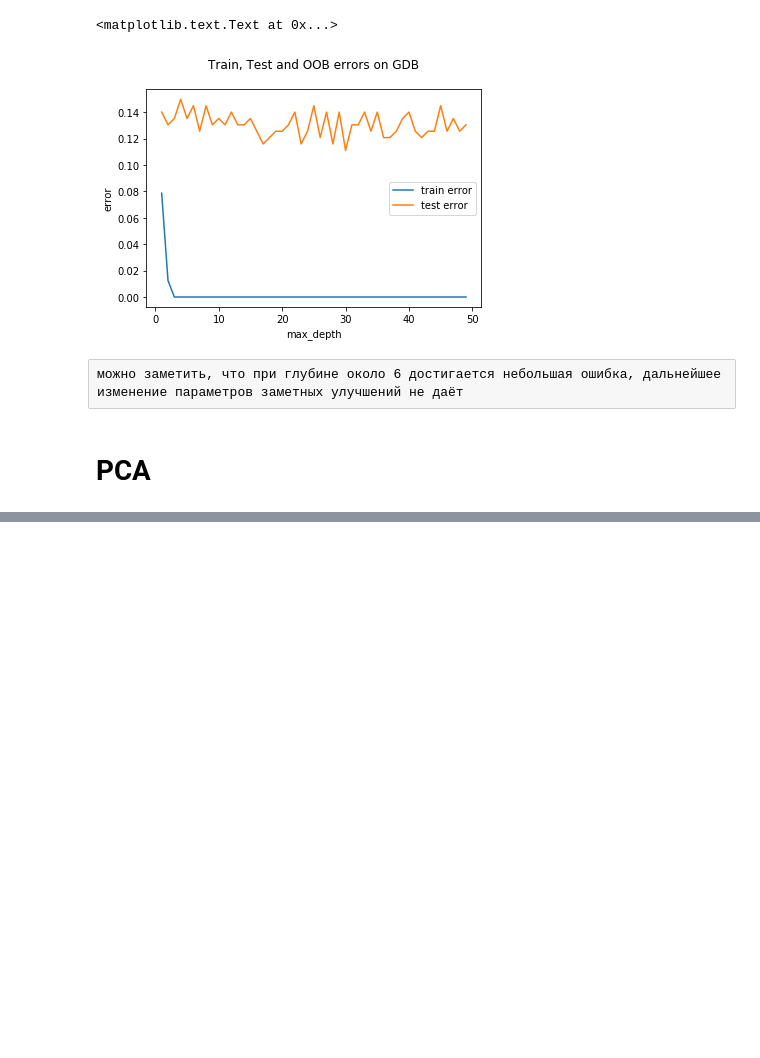
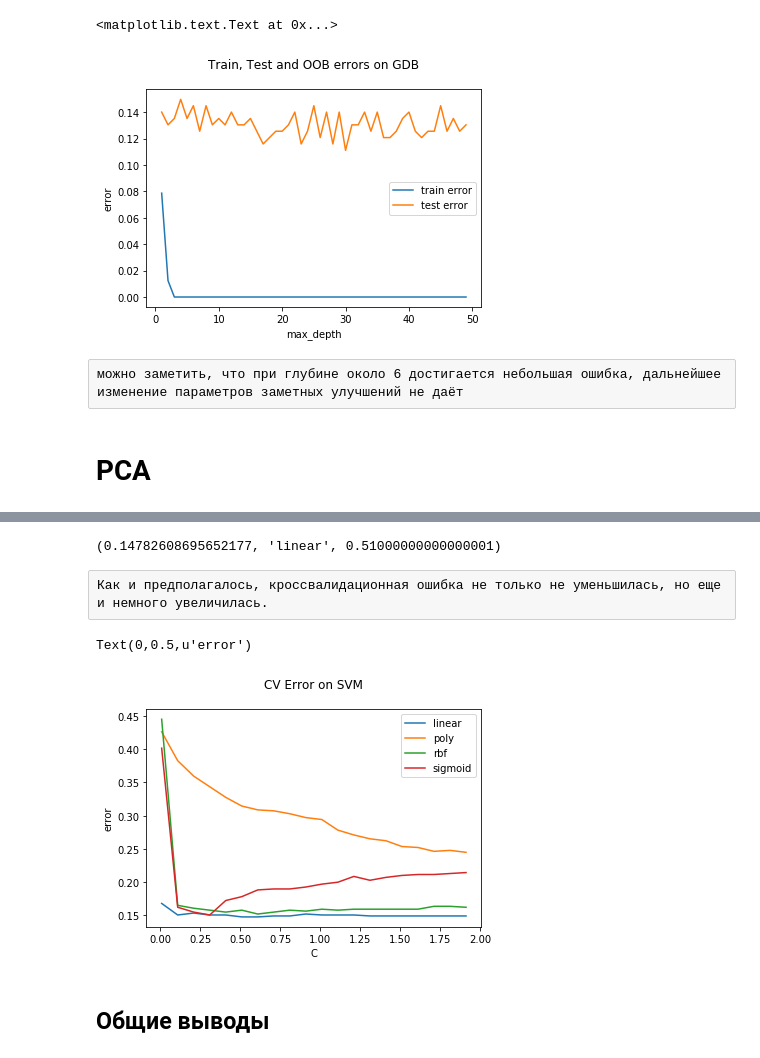
Before and after one commit to helga-derz/forestfire_analysis, a Jupyter notebook: credit_analysis/analysis_credit.ipynb, the cells around one changed output, grey strips where cells are left out. Drawn from its saved outputs; the diff is of its cells as text; code cells hidden in the pictures; blank space fills up the shorter version.

Commit message:
добавлены итоговые результаты, сделаны выводы

```diff
--- a/credit_analysis/analysis_credit.ipynb
+++ b/credit_analysis/analysis_credit.ipynb
@@ -1734,0 +1817,37 @@ print(train_err, test_err)
+# %%
+pca = decomposition.PCA(n_components=12)
+pca.fit(X)
+X_pca = pca.transform(X)
+X_train_pca, X_test_pca, y_train, y_test = train_test_split(X_pca, y, test_size = 0.3, random_state = 1)
+# %%
+svc_model = SVC()
+gridSVC = GridSearchCV(svc_model, param_grid = {'kernel':['linear', 'poly', 'rbf', 'sigmoid'], 'C': np.arange(0.01,2,0.1)}, cv=10)
+gridSVC.fit(X_pca, y)
+
+best_cv_err = 1 - gridSVC.best_score_
+best_kernel = gridSVC.best_estimator_.kernel
+best_c = gridSVC.best_estimator_.C
+print(best_cv_err, best_kernel, best_c)
+# %% [output]
+(0.14782608695652177, 'linear', 0.51000000000000001)
+# %% [raw]
+Как и предполагалось, кроссвалидационная ошибка не только не уменьшилась, но еще и немного увеличилась.
+# %%
+# gridSVC.grid_scores_
+lines = [[],[],[],[]]
+labels = ['linear', 'poly', 'rbf', 'sigmoid']
+for x in gridSVC.grid_scores_:
+    lines[labels.index(x[0]['kernel'])].append((x[0]['C'],x[1]))
+#print(lines)
+
+for i in range(len(lines)):
+    plt.plot([x[0] for x in lines[i]],[1 - x[1] for x in lines[i]], label = labels[i])
+plt.legend()
+plt.title('CV Error on SVM\n')
+plt.xlabel('C')
+plt.ylabel('error')
+# %% [output]
+Text(0,0.5,u'error')
+[figure, added]
+# %% [markdown]
+## Общие выводы
```
Also changed, not shown: parts of 25 cells of this notebook.
